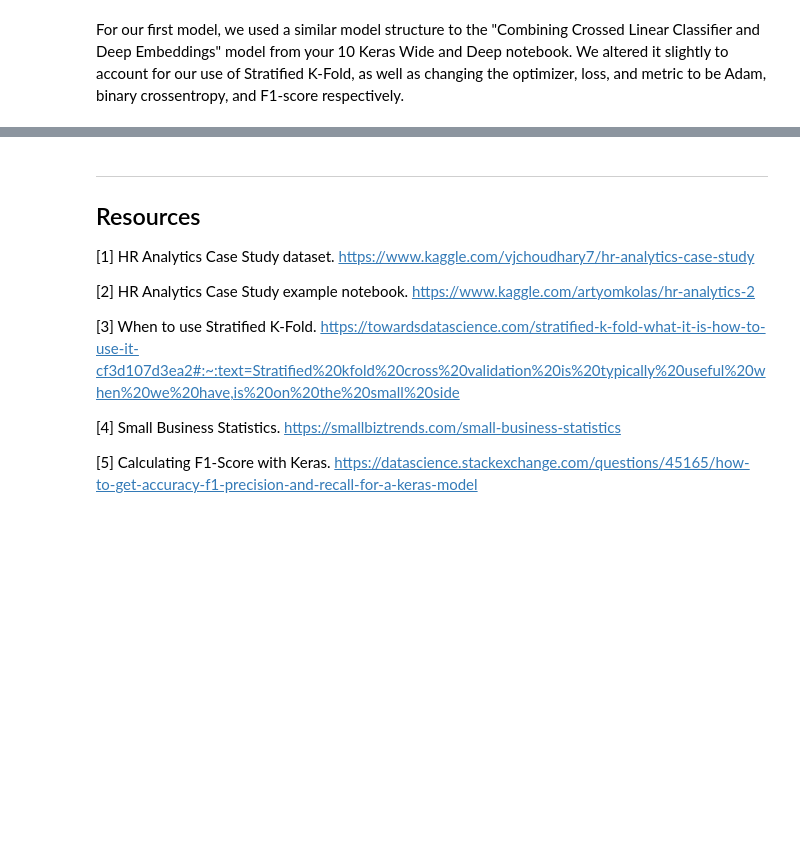
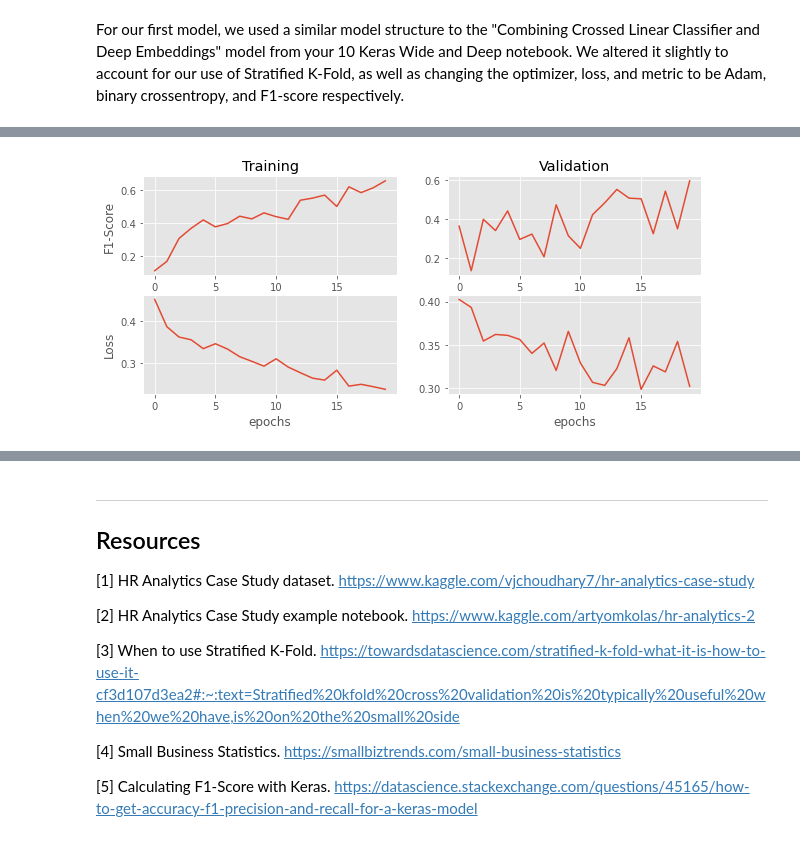
Before and after one commit to harrisonnoble/ml-projects, a Jupyter notebook: Lab 5/Lab 5.ipynb, the cells around one changed output, grey strips where cells are left out. Saved outputs shown, nothing was run; the diff lists cells and outputs as text; code cells hidden in the pictures; blank space fills up the shorter version.

```diff
--- a/Lab 5/Lab 5.ipynb
+++ b/Lab 5/Lab 5.ipynb
@@ -1021,0 +1031,82 @@ Confidence interval range (3&4): 0.007970250956193248 0.09995640385948058
+# %%
+f1_per_fold5 = []
+loss_per_fold5 = []
+fold_num = 1
+
+tprs3 = []
+aucs3 = []
+mean_fpr = np.linspace(0, 1, 100)
+
+adam = Adam(learning_rate=0.01, epsilon=1e-09)
+
+#loop through each fold
+for train, test in cv.split(X.to_numpy(), y.to_numpy()):
+    #get train and test sets
+    X_train, X_test = X.iloc[train], X.iloc[test]
+    y_train, y_test = y.iloc[train].to_numpy(), y.iloc[test].to_numpy()
+
+    ipt = Input(shape=(X_train.shape[1],), name='input')
+    x = Dense(units=50, activation='relu')(ipt)
+    x = Dense(units=25, activation='relu')(x)
+    x = Dense(units=10, activation='relu')(x)
+    predictions = Dense(1, activation='sigmoid')(x)
+
+    model5 = Model(inputs=ipt, outputs=predictions)
+
+    model5.compile(optimizer=adam,
+                   loss='binary_crossentropy',
+                   metrics=[f1])
+
+    history = model5.fit(X_train,
+                         y_train,
+                         epochs=20,
+                         batch_size=50,
+                         verbose=0,
+                         validation_data=(X_test, y_test))
+
+    loss, f1_score = model5.evaluate(X_test, y_test, verbose=0)
+
+    yhat = np.round(model5.predict(X_test))
+    fpr, tpr, _ = roc_curve(y_test, yhat)
+    tprs3.append(np.interp(mean_fpr, fpr, tpr))
+    roc_auc = auc(fpr, tpr)
+    aucs3.append(roc_auc)
+
+
+    print(f'Fold {fold_num} - Loss: {loss} F1-Score: {f1_score}')
+    f1_per_fold5.append(f1_score)
+    loss_per_fold5.append(loss)
+
+    fold_num += 1
+
+    plt.figure(figsize=(10,4))
+    plt.subplot(2,2,1)
+    plt.plot(history.history['f1'])
+    plt.ylabel('F1-Score')
+    plt.title('Training')
+    plt.subplot(2,2,2)
+    plt.plot(history.history['val_f1'])
+    plt.title('Validation')
+
+    plt.subplot(2,2,3)
+    plt.plot(history.history['loss'])
+    plt.ylabel('Loss')
+    plt.xlabel('epochs')
+    plt.subplot(2,2,4)
+    plt.plot(history.history['val_loss'])
+    plt.xlabel('epochs')
+    plt.show()
+
+print(f'Average loss: {np.mean(loss_per_fold5)}')
+print(f'Average F1-Score: {np.mean(f1_per_fold5)} (+- {np.std(f1_per_fold5)})')
+
+mean_tpr = np.mean(tprs3, axis=0)
+mean_auc = auc(mean_fpr, mean_tpr)
+plt.plot(mean_fpr, mean_tpr, color='blue',
+         label=r'Mean ROC (AUC = %0.2f )' % (mean_auc),lw=2, alpha=1)
+plt.xlabel('False Positive Rate')
+plt.ylabel('True Positive Rate')
+plt.title('ROC')
+plt.legend(loc="lower right")
+plt.show()
+# %% [output]
@@ -1021,0 +1114 @@ Confidence interval range (3&4): 0.007970250956193248 0.09995640385948058
+[figure, added]
```
Also changed, not shown: parts of 29 cells of this notebook, 1 other file.
